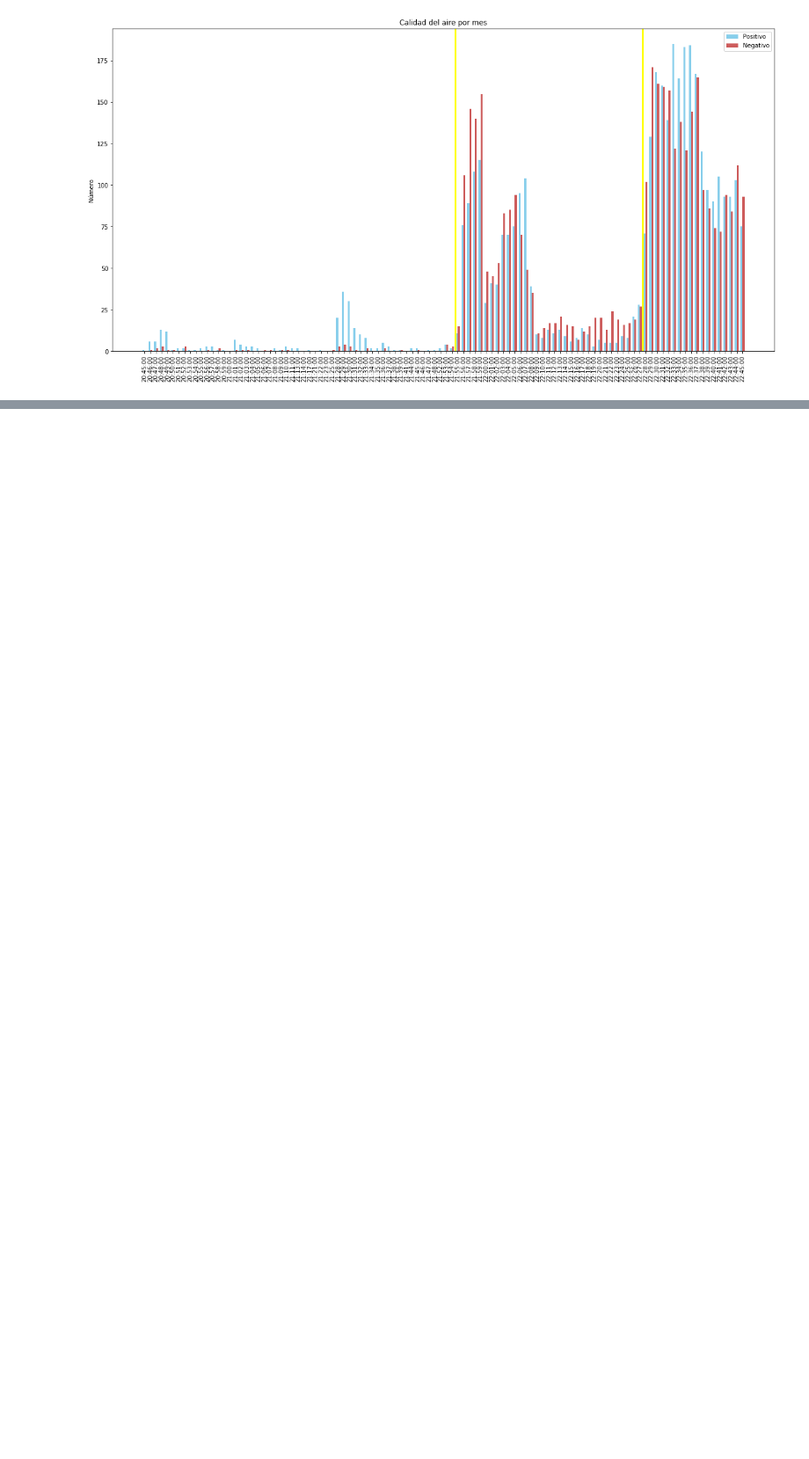
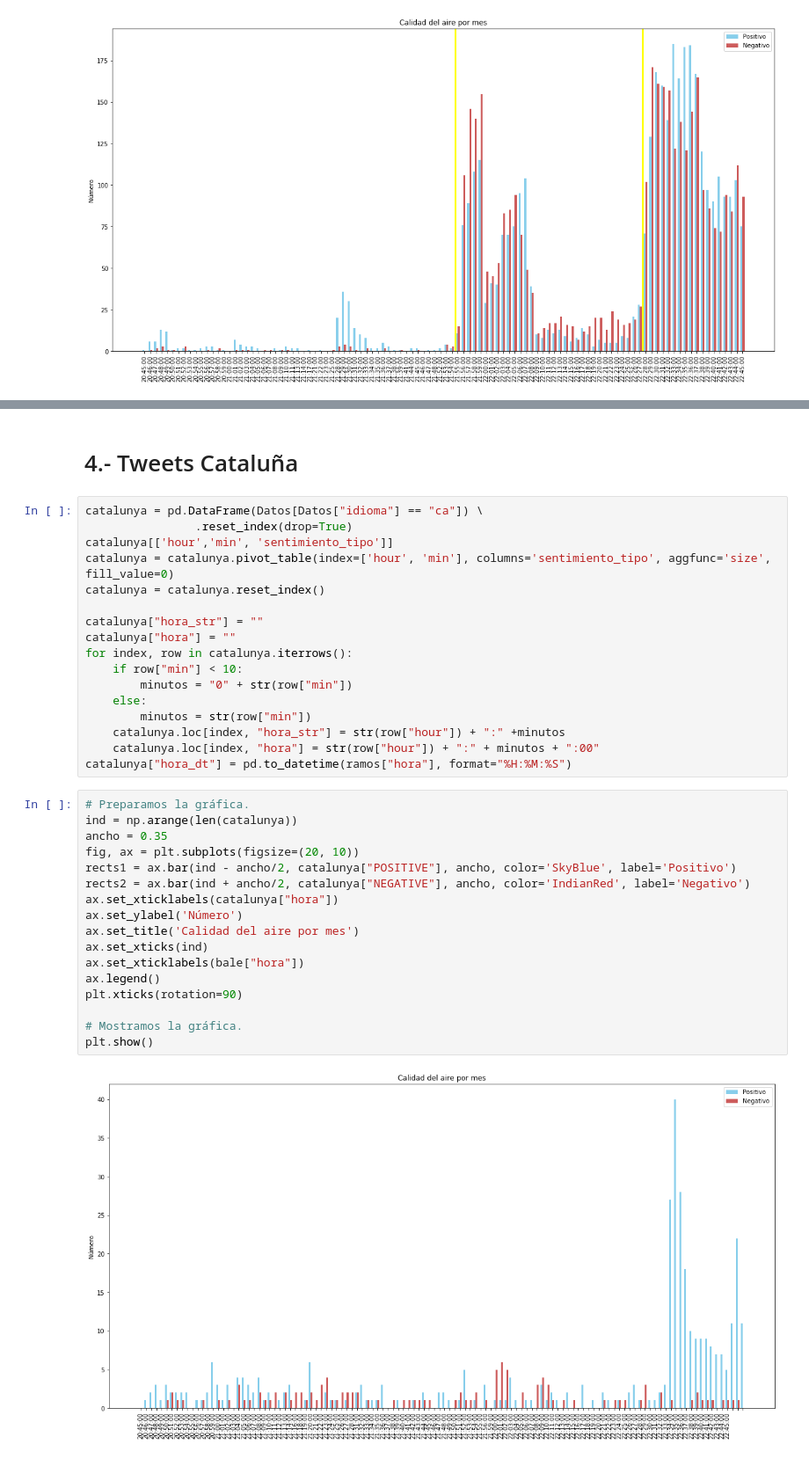
Before and after one commit to gdelasheras/Analisis-tweets-UCL-Final-2018-Real-Madrid-vs-Liverpool, a Jupyter notebook: Notebooks/PROY-NB03-TWEETS.ipynb, the cells around one changed output, grey strips where cells are left out. Shown at 88% size. Cells and saved outputs as stored; diff of their text form; blank space fills up the shorter version.

```diff
--- a/Notebooks/PROY-NB03-TWEETS.ipynb
+++ b/Notebooks/PROY-NB03-TWEETS.ipynb
@@ -474,3 +443,41 @@ plt.xticks(rotation=90)
 plt.show()
 # %% [output]
 [figure]
+# %% [markdown]
+# 4.- Tweets Cataluña
+# %%
+catalunya = pd.DataFrame(Datos[Datos["idioma"] == "ca"]) \
+                .reset_index(drop=True)
+catalunya[['hour','min', 'sentimiento_tipo']]
+catalunya = catalunya.pivot_table(index=['hour', 'min'], columns='sentimiento_tipo', aggfunc='size', fill_value=0)
+catalunya = catalunya.reset_index()
+
+catalunya["hora_str"] = ""
+catalunya["hora"] = ""
+for index, row in catalunya.iterrows():
+    if row["min"] < 10:
+        minutos = "0" + str(row["min"])
+    else:
+        minutos = str(row["min"])
+    catalunya.loc[index, "hora_str"] = str(row["hour"]) + ":" +minutos
+    catalunya.loc[index, "hora"] = str(row["hour"]) + ":" + minutos + ":00"
+catalunya["hora_dt"] = pd.to_datetime(ramos["hora"], format="%H:%M:%S")
+# %%
+# Preparamos la gráfica.
+ind = np.arange(len(catalunya))
+ancho = 0.35
+fig, ax = plt.subplots(figsize=(20, 10))
+rects1 = ax.bar(ind - ancho/2, catalunya["POSITIVE"], ancho, color='SkyBlue', label='Positivo')
+rects2 = ax.bar(ind + ancho/2, catalunya["NEGATIVE"], ancho, color='IndianRed', label='Negativo')
+ax.set_xticklabels(catalunya["hora"])
+ax.set_ylabel('Número')
+ax.set_title('Calidad del aire por mes')
+ax.set_xticks(ind)
+ax.set_xticklabels(bale["hora"])
+ax.legend()
+plt.xticks(rotation=90)
+
+# Mostramos la gráfica.
+plt.show()
+# %% [output]
+[figure, added]
```
Also changed, not shown: parts of 15 cells of this notebook, 2 other files.
